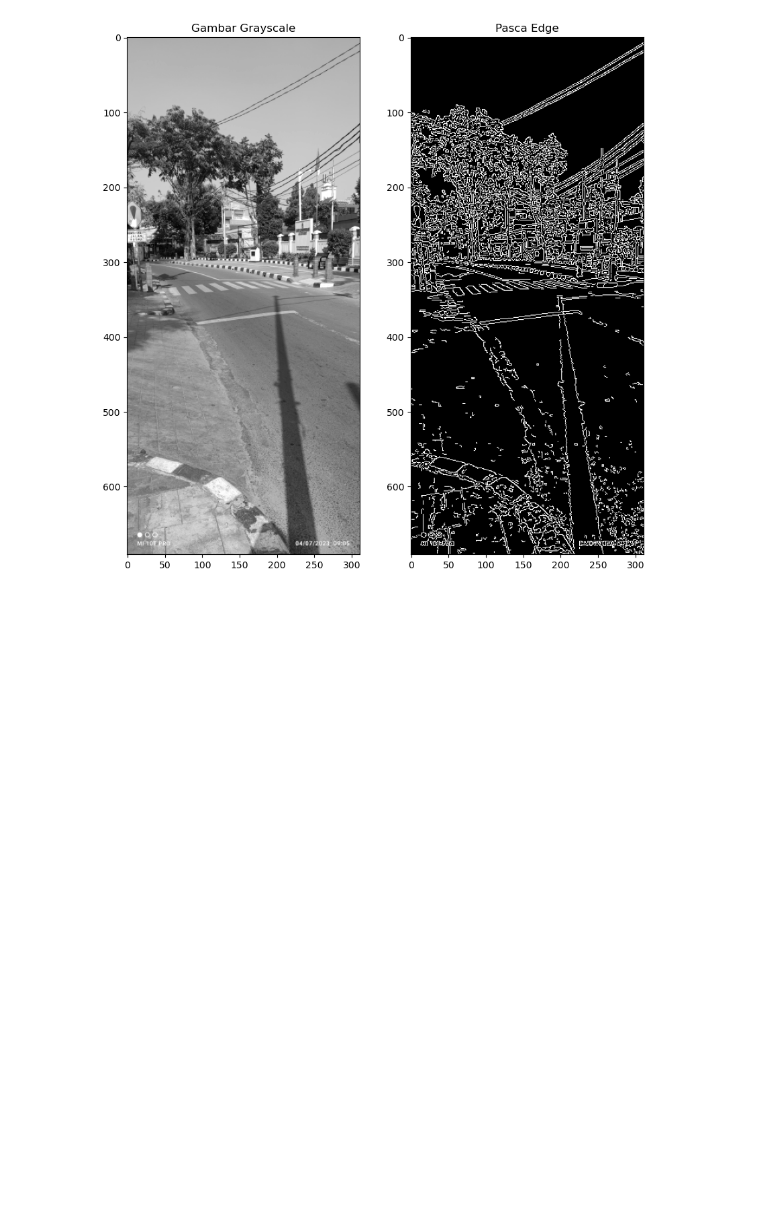
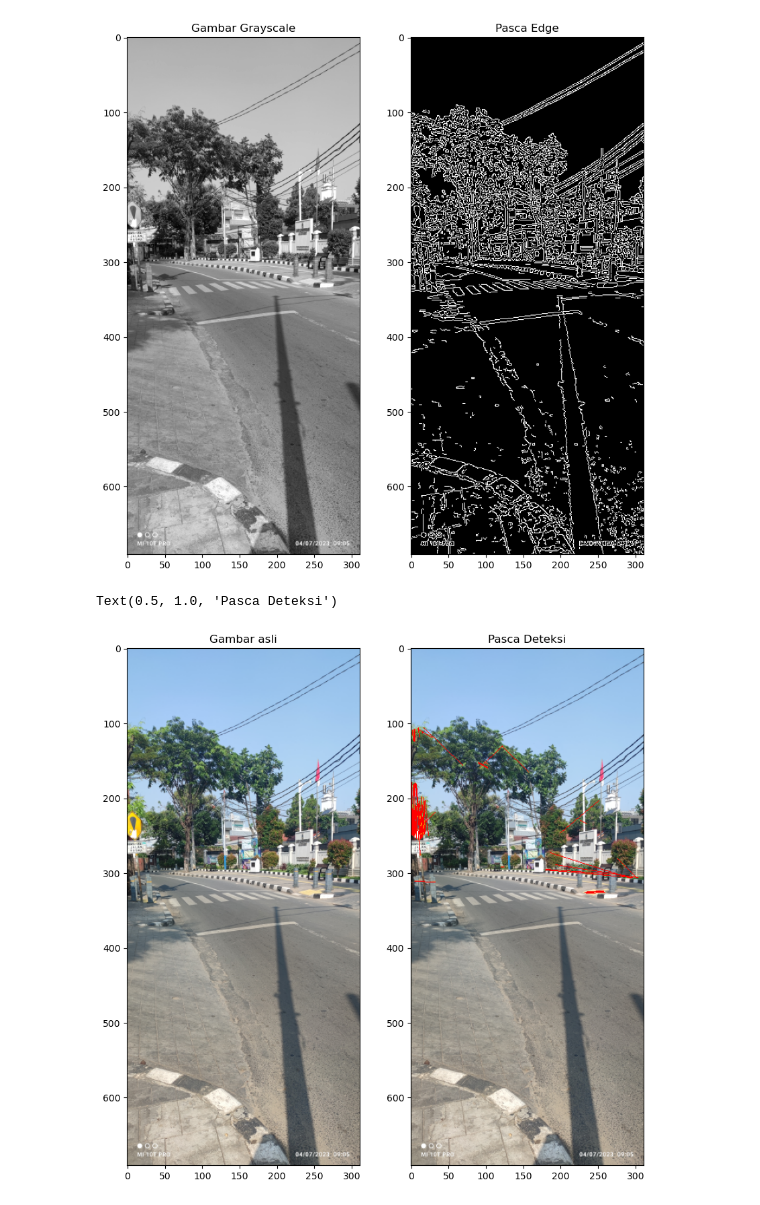
Before and after one commit to Tanwirul0411/PA-PC_202131066_M.TanwirulAkbar_A, a Jupyter notebook: UAS PRAKTIKUM.ipynb, the cells around one changed output. Drawn from its saved outputs; the diff is of its cells as text; code cells hidden in the pictures; blank space fills up the shorter version.

```diff
--- a/UAS PRAKTIKUM.ipynb
+++ b/UAS PRAKTIKUM.ipynb
@@ -58,0 +51,11 @@ cv2.destroyAllWindows()
+# %%
+img_2 = cv2.cvtColor(img_line, cv2.COLOR_BGR2RGB)
+fig, axs = plt.subplots(1,2, figsize = (10,10))
+ax = axs.ravel()
+ax[0].imshow(resize)
+ax[0].set_title('Gambar asli')
+ax[1].imshow(img_2)
+ax[1].set_title('Pasca Deteksi')
+# %% [output]
+Text(0.5, 1.0, 'Pasca Deteksi')
+[figure, added]
```
Also changed, not shown: parts of 4 cells of this notebook.
